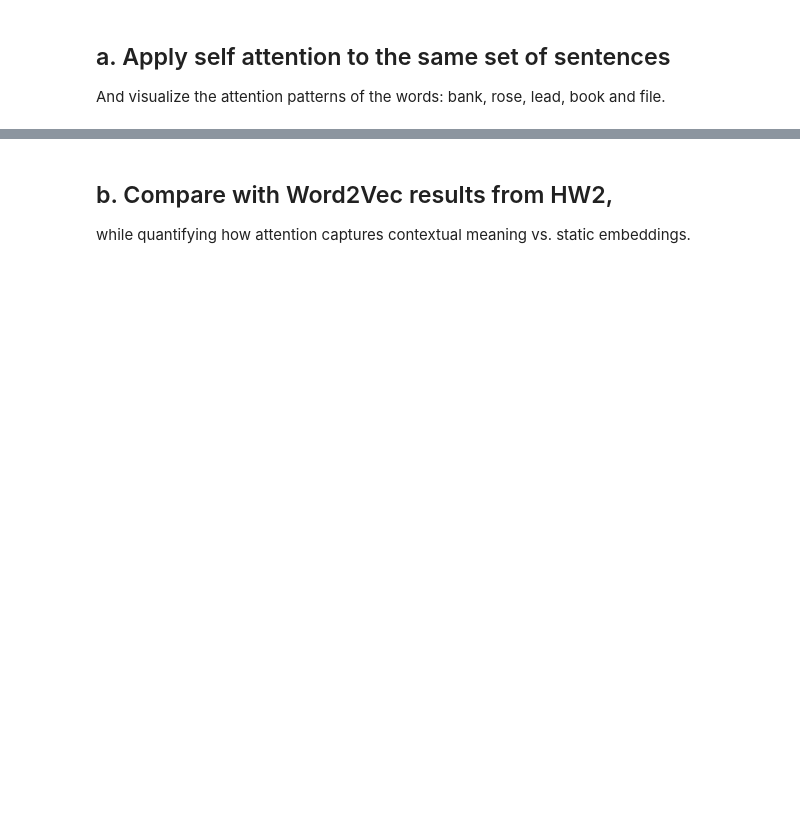
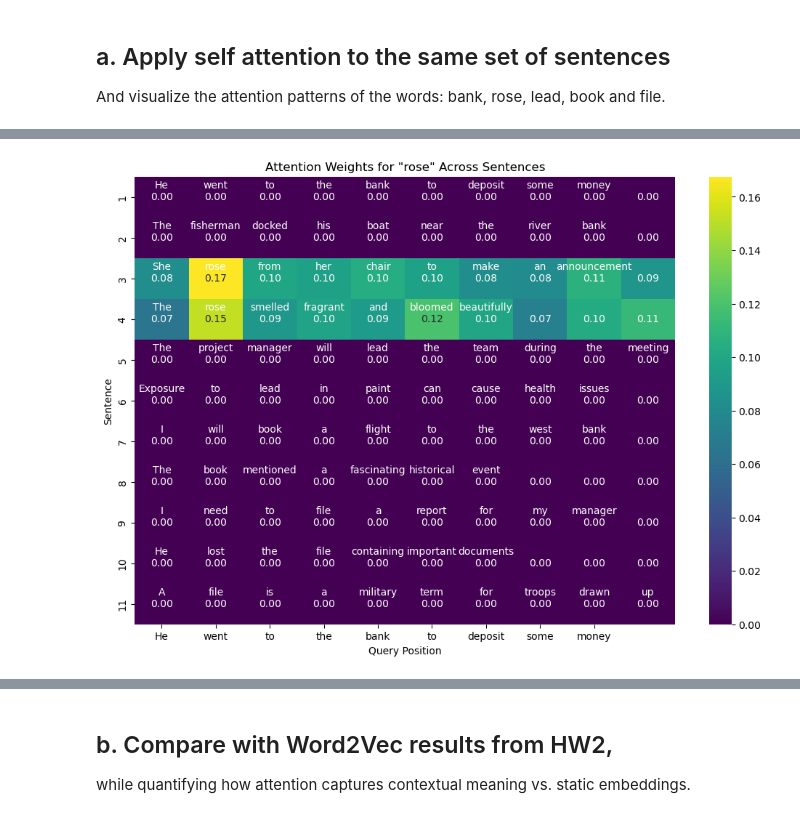
Before and after one commit to vodkolav/DSlab1, a Jupyter notebook: NLP/Assignment3.ipynb, the cells around one changed output, grey strips where cells are left out. Saved outputs shown, nothing was run; the diff lists cells and outputs as text; code cells hidden in the pictures; blank space fills up the shorter version.

```diff
--- a/NLP/Assignment3.ipynb
+++ b/NLP/Assignment3.ipynb
@@ -39,0 +174,5 @@ And visualize the attention patterns of the words: bank, rose, lead, book and fi
+# %%
+word = words_to_visualize[1]
+visualize_attention(self_attention_weights, word, example_sentences)
+# %% [output]
+[figure, added]
```
Also changed, not shown: parts of 20 cells of this notebook.
